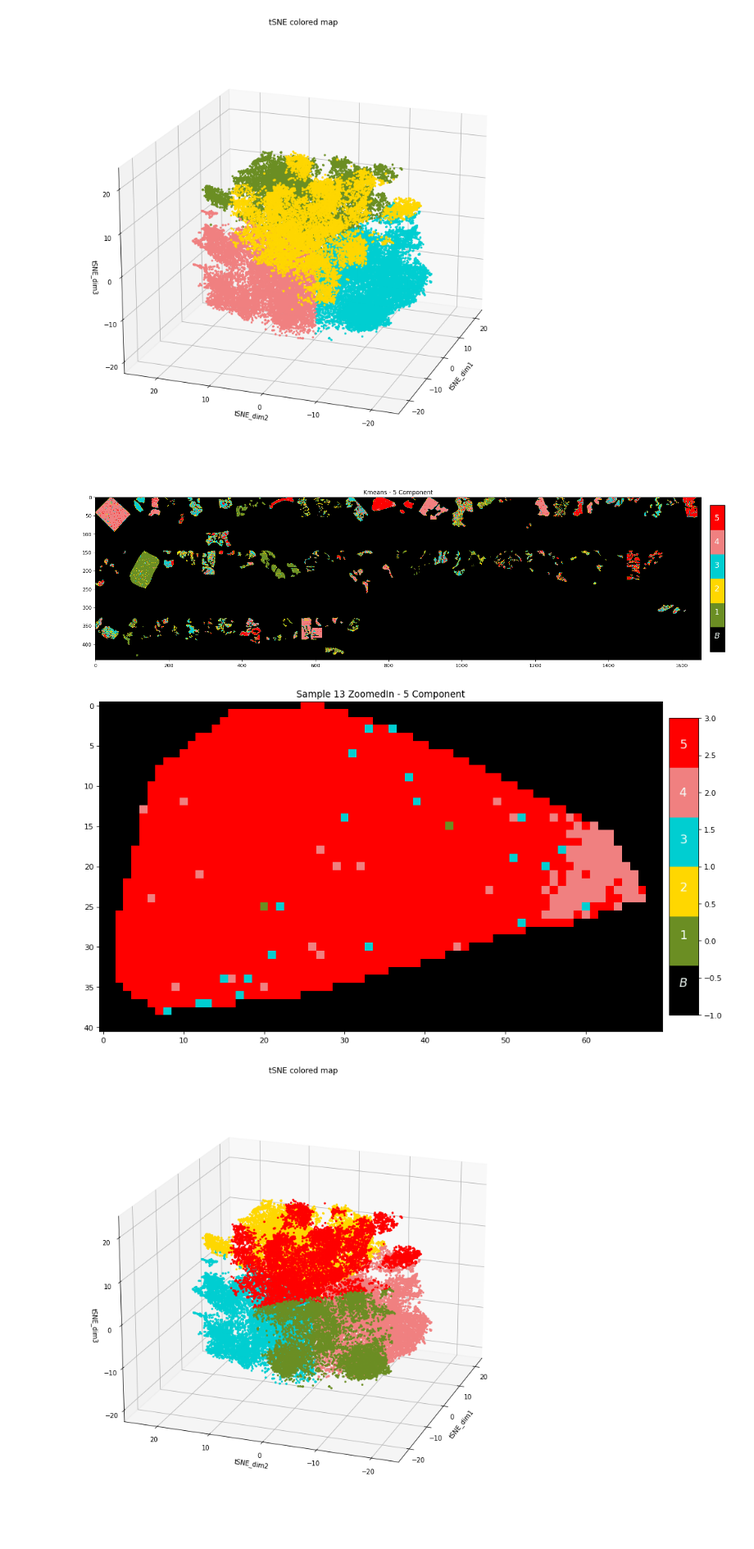
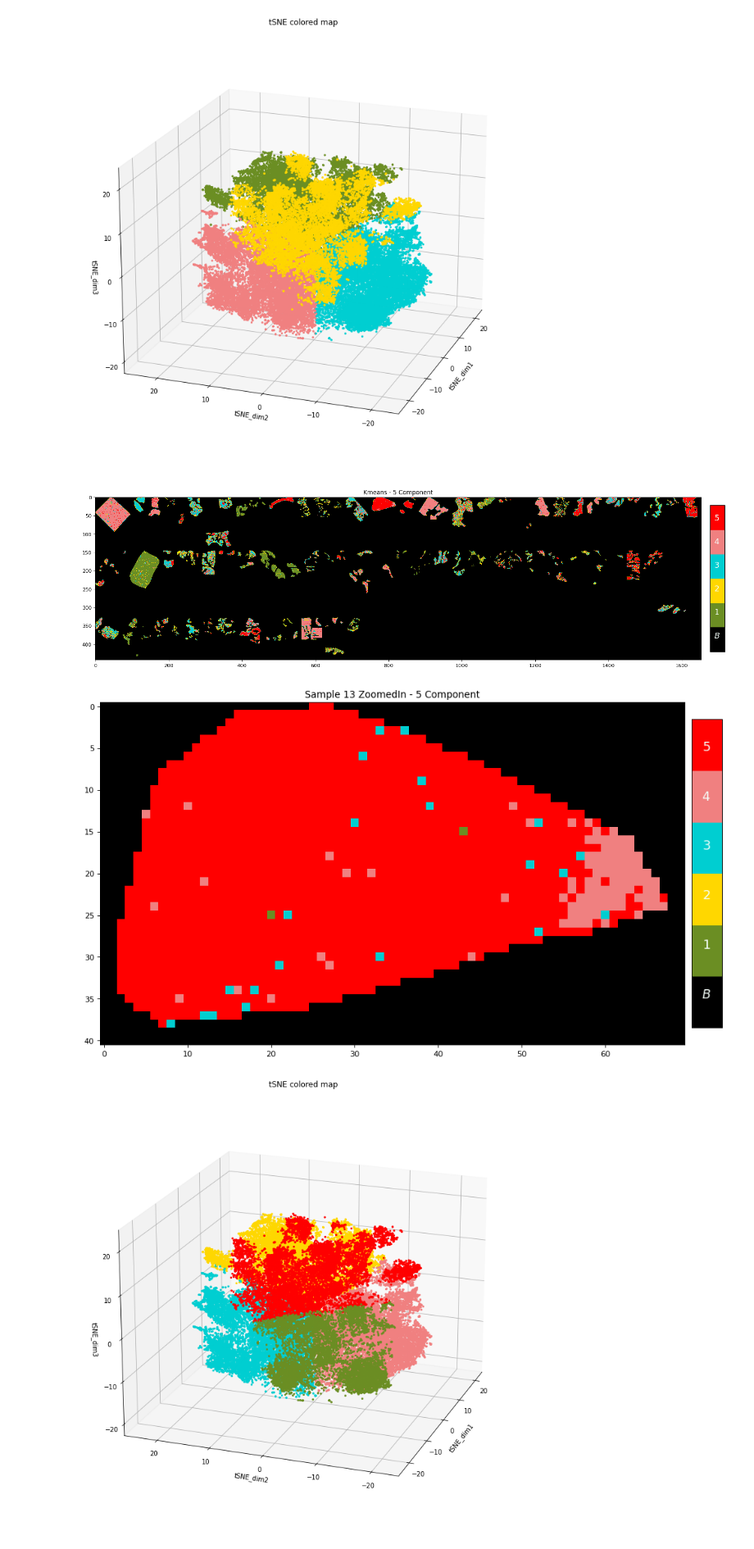
Before and after one commit to Youssef-Saleh/GP-MSI, a Jupyter notebook: MSI_Gastric.ipynb, the cells around one changed output. Shown at 82% size. Drawn from its saved outputs; the diff is of its cells as text; code cells hidden in the pictures.

```diff
--- a/MSI_Gastric.ipynb
+++ b/MSI_Gastric.ipynb
@@ -515,35 +517,35 @@ plt.tight_layout()
 colors = ["black","olivedrab","gold","darkturquoise", "lightcoral","red"]
 cmap = CreateColorMap(NumberofColors = 6 , colorsArray = colors)
 plt.figure(figsize=(25, 15), dpi=80)
 plt.figure(1)
 plt.subplot(311)
 plt.title("Kmeans - 5 Component")
 plt.imshow(KMeans_image_4, cmap=cmap)
 cbar = plt.colorbar(aspect=10,shrink=0.9, pad=0.01)
 
 cbar.ax.get_yaxis().set_ticks([])
 for j, lab in enumerate(['$B$','$1$','$2$','$3$','$4$','$5$']):
     cbar.ax.text(0.9, (j * 4.5 - 4) / 7, lab, ha='center', va='center', color="mintcream", fontsize=16, fontweight="bold", fontfamily="monospace" ) # the font doesn't acutally change, only the size & color :D
 
 plt.tight_layout()
 
 # Zooming on sample id 13
 
 zoomed_height_max , zoomed_height_min , zoomed_width_max , zoomed_width_min = SampleZoomIn(SampleID = 13 , PixelSampleID = pixel_to_sample_ID , padding_factor = 2)
 kmeans_zoomedin_image = KMeans_image_4[zoomed_height_min : zoomed_height_max+1, zoomed_width_min : zoomed_width_max+1]
 
 
 plt.figure(figsize=(16, 8), dpi=80)
 plt.title("Sample 13 ZoomedIn - 5 Component")
 plt.imshow(kmeans_zoomedin_image, cmap=cmap)
 cbar2 = plt.colorbar(aspect=10,shrink=0.9, pad=0.01)
 
-cbar.ax.get_yaxis().set_ticks([])
+cbar2.ax.get_yaxis().set_ticks([])
 for j, lab in enumerate(['$B$','$1$','$2$','$3$','$4$','$5$']):
     cbar2.ax.text(0.9, (j * 4.5 - 4) /7 , lab, ha='center', va='center', color="mintcream", fontsize=16, fontweight="extra bold", fontfamily="monospace" ) # the font doesn't acutally change, only the size & color :D
 # %% [output]
 [figure]
-[figure, old version]
+[figure, new version]
 # %%
 colors = ["olivedrab","gold","darkturquoise", "lightcoral","red"]
 cmap = CreateColorMap(NumberofColors = 5, colorsArray = colors )
```
Also changed, not shown: parts of 2 cells of this notebook.
